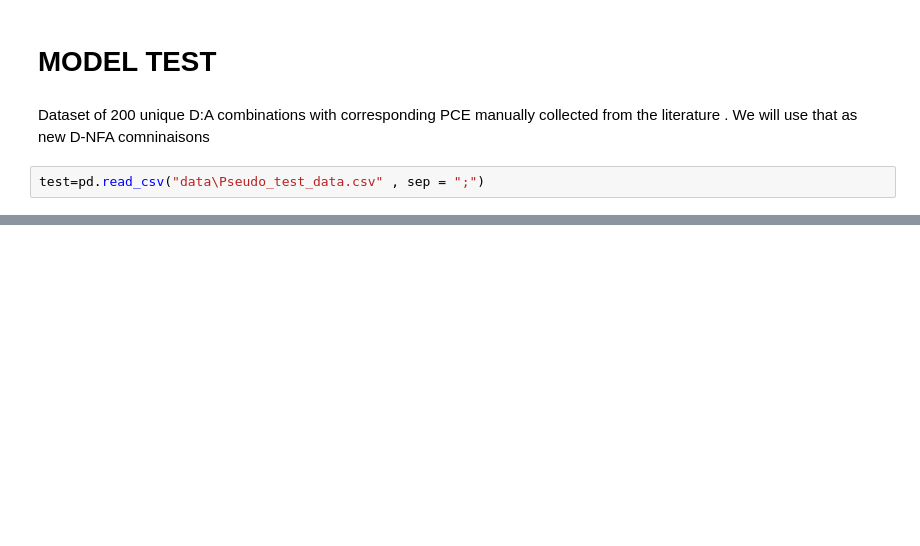
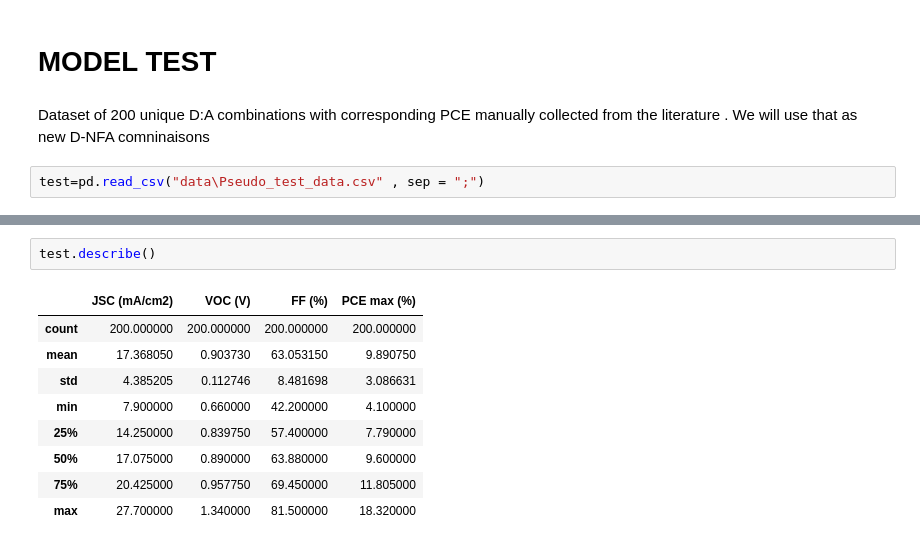
Before and after one commit to LANDRY-SANON/Performance-prediction-of-organic-solar-cells-using-artificial-intelligence, a Jupyter notebook: NFA_OPV_Prediction.ipynb, the cells around one changed output, grey strips where cells are left out. Drawn from its saved outputs; the diff is of its cells as text; blank space fills up the shorter version.

```diff
--- a/NFA_OPV_Prediction.ipynb
+++ b/NFA_OPV_Prediction.ipynb
@@ -370,3 +370,15 @@ test
+# %%
+test.describe()
+# %% [output]
+|  | JSC (mA/cm2) | VOC (V) | FF (%) | PCE max (%) |
+| count | 200.000000 | 200.000000 | 200.000000 | 200.000000 |
+| mean | 17.368050 | 0.903730 | 63.053150 | 9.890750 |
+| std | 4.385205 | 0.112746 | 8.481698 | 3.086631 |
+| min | 7.900000 | 0.660000 | 42.200000 | 4.100000 |
+| 25% | 14.250000 | 0.839750 | 57.400000 | 7.790000 |
+| 50% | 17.075000 | 0.890000 | 63.880000 | 9.600000 |
+| 75% | 20.425000 | 0.957750 | 69.450000 | 11.805000 |
+| max | 27.700000 | 1.340000 | 81.500000 | 18.320000 |
 # %%
 X
 # %% [output]
```
Also changed, not shown: parts of 8 cells of this notebook.
